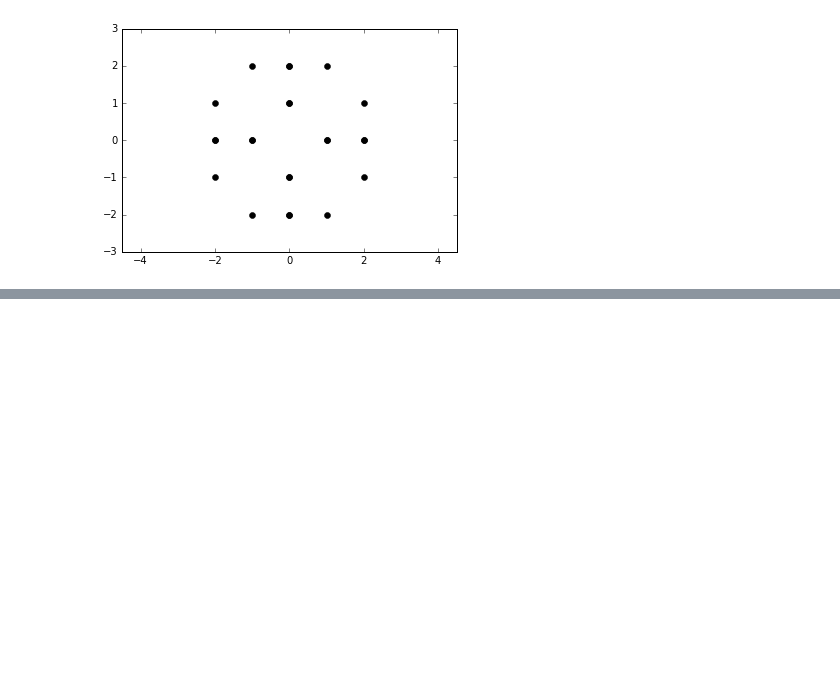
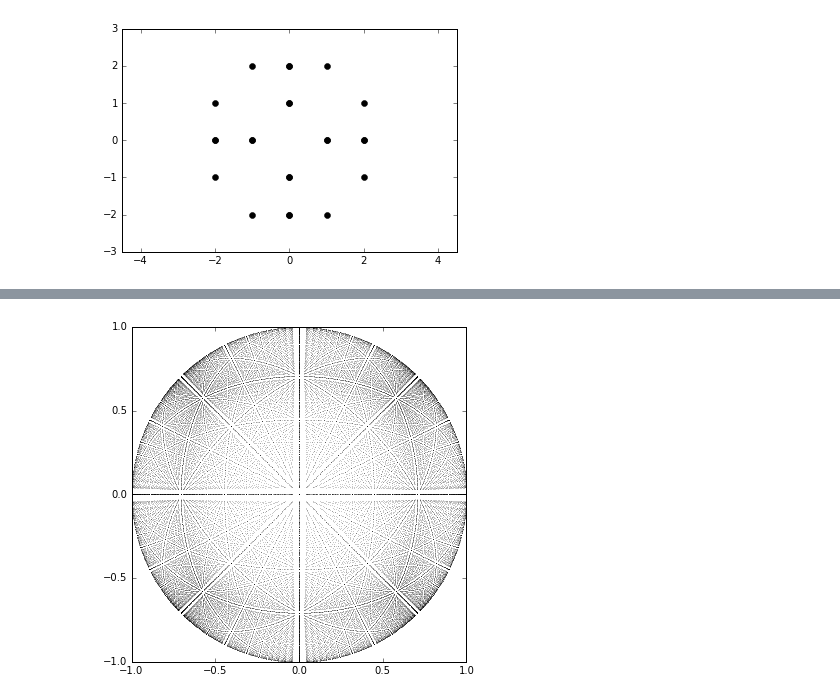
Before and after one commit to mango314/math-blog, a Jupyter notebook: 112416 - 3D shape.ipynb, the cells around one changed output, grey strips where cells are left out. Saved outputs shown, nothing was run; the diff lists cells and outputs as text; code cells hidden in the pictures; blank space fills up the shorter version.

```diff
--- a/112416 - 3D shape.ipynb
+++ b/112416 - 3D shape.ipynb
@@ -109,0 +329,22 @@ plt.ylim([-3,3])
+# %%
+A = np.zeros((3,3))
+A[[0,1,2],[0,1,2]] = 1.0
+
+M = 25
+
+N = M**3
+
+x = (np.arange(N)//M**0)%M
+y = (np.arange(N)//M**1)%M
+z = (np.arange(N)//M**2)%M
+
+r = np.sqrt(x**2 + y**2 + z**2)
+
+for a in [-1,1]:
+    for b in [-1,1]:
+        for c in [1]:
+            X = np.vstack( (a*x[1:]/r[1:],b*y[1:]/r[1:],c*z[1:]/r[1:]))
+            Z = np.dot(X.T, A[:,:2])
+            plt.plot( 1*Z[:,0], 1*Z[:,1], 'k.', markersize=0.25)
+# %% [output]
+[figure, added]
```
Also changed, not shown: parts of 14 cells of this notebook.
